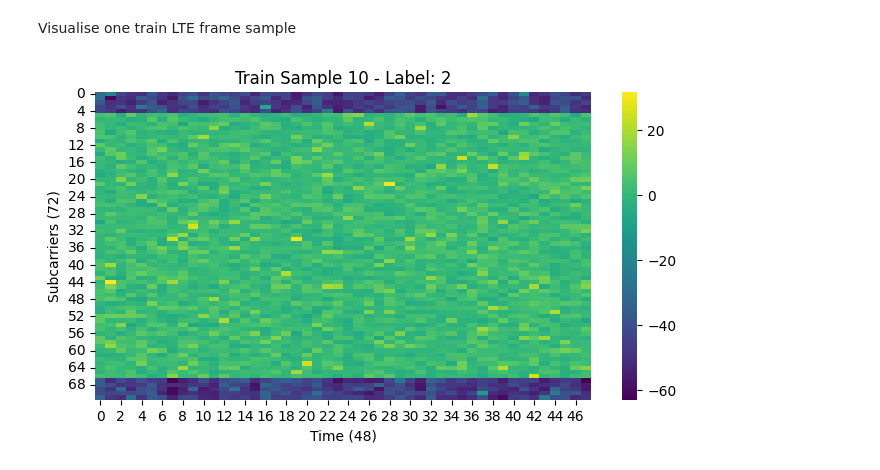
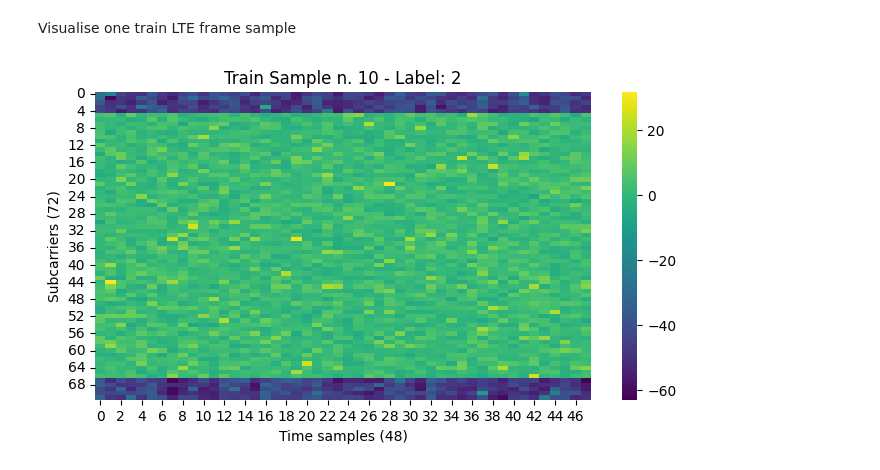
Before and after one commit to TaVodic/MPA-MLF, a Jupyter notebook: Project/project_MT.ipynb, the cells around one changed output. Drawn from its saved outputs; the diff is of its cells as text; code cells hidden in the pictures.

```diff
--- a/Project/project_MT.ipynb
+++ b/Project/project_MT.ipynb
@@ -75,11 +75,11 @@ Visualise one train LTE frame sample
 # %%
 i = 10
 plt.figure(figsize=(8, 4))
 sns.heatmap(dataset[i], cmap='viridis')
-plt.title(f"Train Sample {i} - Label: {int(dataset_labels[i])}")
-plt.xlabel("Time (48)")
+plt.title(f"Train Sample n. {i} - Label: {int(dataset_labels[i])}")
+plt.xlabel("Time samples (48)")
 plt.ylabel("Subcarriers (72)")
 plt.show()
 # %% [output]
-[figure, old version]
+[figure, new version]
 # %%
```
Also changed, not shown: parts of 9 cells of this notebook, 2 other files.
